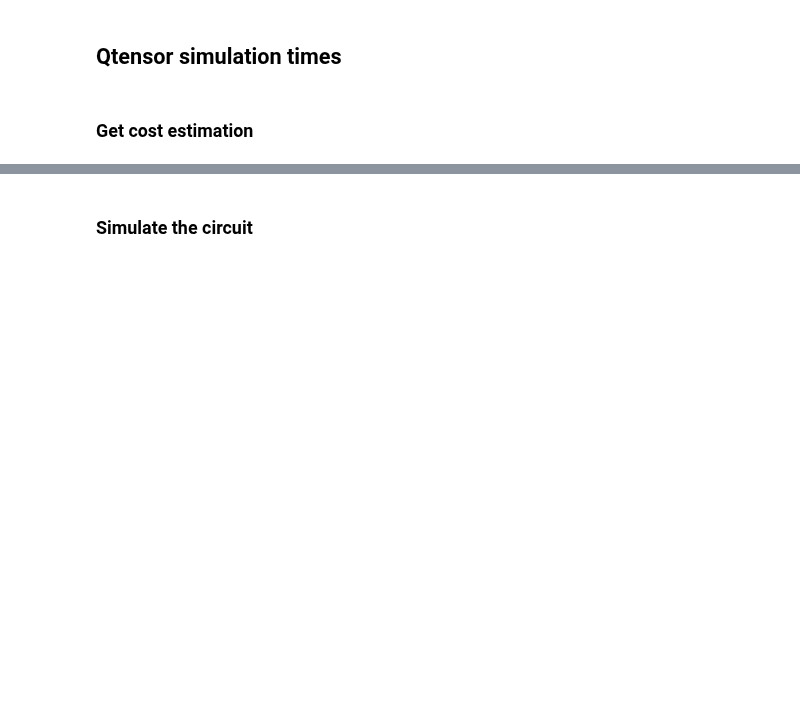
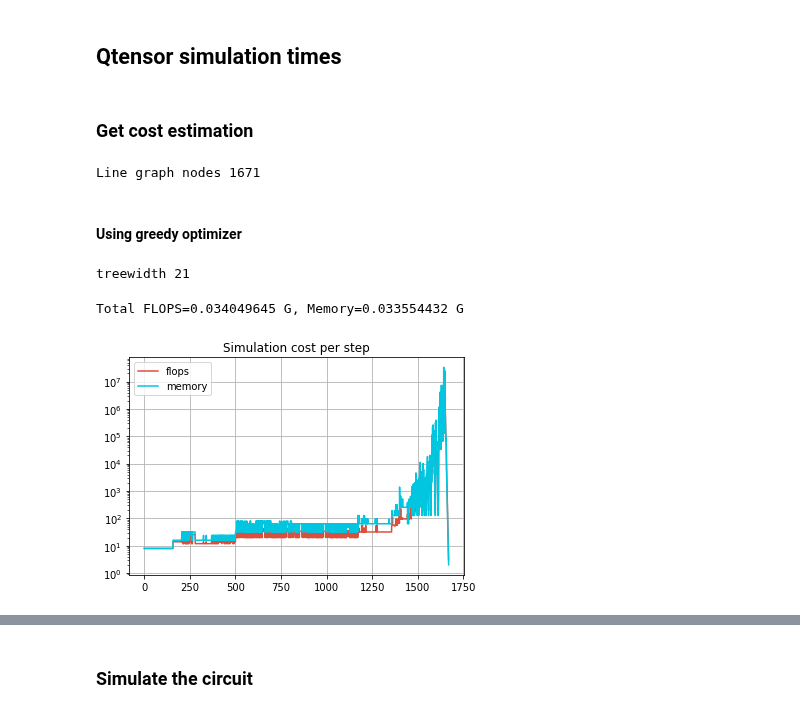
Before and after one commit to danlkv/QTensor, a Jupyter notebook: analysis/spec/notebooks/Time_vs_FLOP.ipynb, the cells around one changed output, grey strips where cells are left out. Cells and saved outputs as stored; diff of their text form; code cells hidden in the pictures; blank space fills up the shorter version.

```diff
--- a/analysis/spec/notebooks/Time_vs_FLOP.ipynb
+++ b/analysis/spec/notebooks/Time_vs_FLOP.ipynb
@@ -30,12 +32,34 @@ edge_idx = 28
 # %%
-
 gamma, beta = [.1]*p, [.3]*p
-graph = qt.toolbox.random_graph(nodes=N, degree=4, seed=108)
+graph = qt.toolbox.random_graph(nodes=N, degree=degree, seed=108)
 
 comp = qt.QtreeQAOAComposer(graph, gamma=gamma, beta=beta)
 
 comp.energy_expectation_lightcone(list(graph.edges())[edge_idx])
 tn = qt.optimisation.TensorNet.QtreeTensorNet.from_qtree_gates(comp.circuit)
-opt = qt.optimisation.Optimizer.DefaultOptimizer()
-peo, _ = opt.optimize(tn)
-costs, mems = tn.simulation_cost(peo)
+line_graph = tn.get_line_graph()
+print('Line graph nodes', line_graph.number_of_nodes())
+# %% [output]
+Line graph nodes 1671
+# %% [markdown]
+#### Using greedy optimizer
+# %%
+opt = qt.optimisation.Optimizer.DefaultOptimizer()
+peo, _ = opt.optimize(tn)
+print('treewidth', opt.treewidth)
+if opt.treewidth > 100:
+    raise Exception('Too large treewidth')
+costs, mems = tn.simulation_cost(peo)
+# %% [output]
+treewidth 21
+# %%
+plt.plot(costs, label='flops')
+plt.plot(mems, label='memory')
+plt.yscale('log')
+plt.legend()
+plt.grid()
+plt.title('Simulation cost per step')
+print(f'Total FLOPS={sum(costs)/1e9} G, Memory={max(mems)/1e9} G')
+# %% [output]
+Total FLOPS=0.034049645 G, Memory=0.033554432 G
+[figure, added]
```
Also changed, not shown: parts of 23 cells of this notebook, 2 other files.
